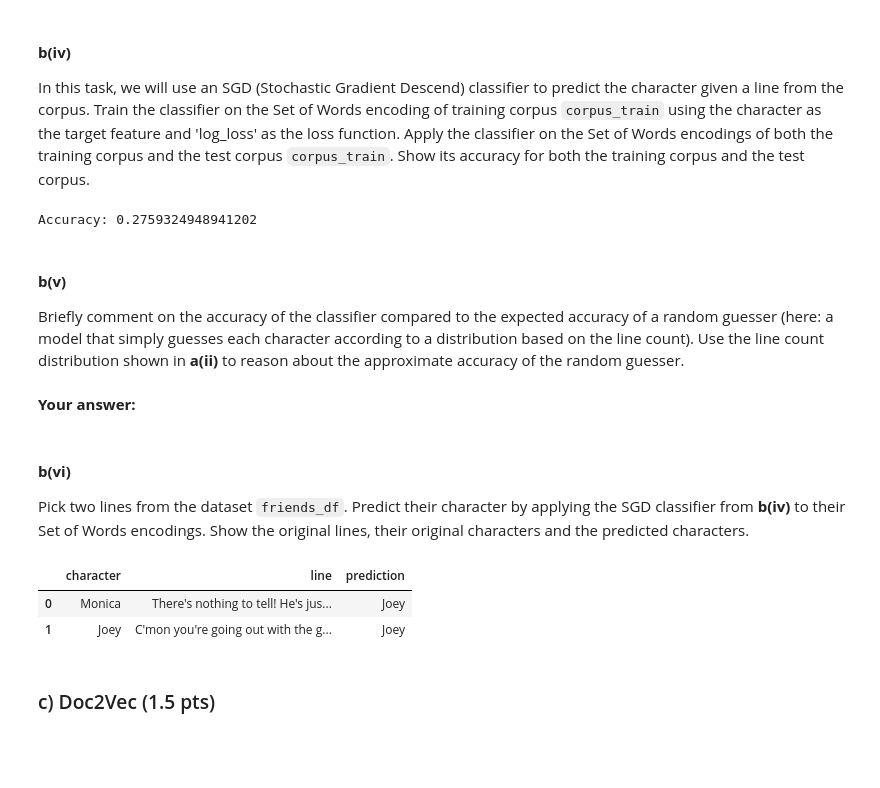
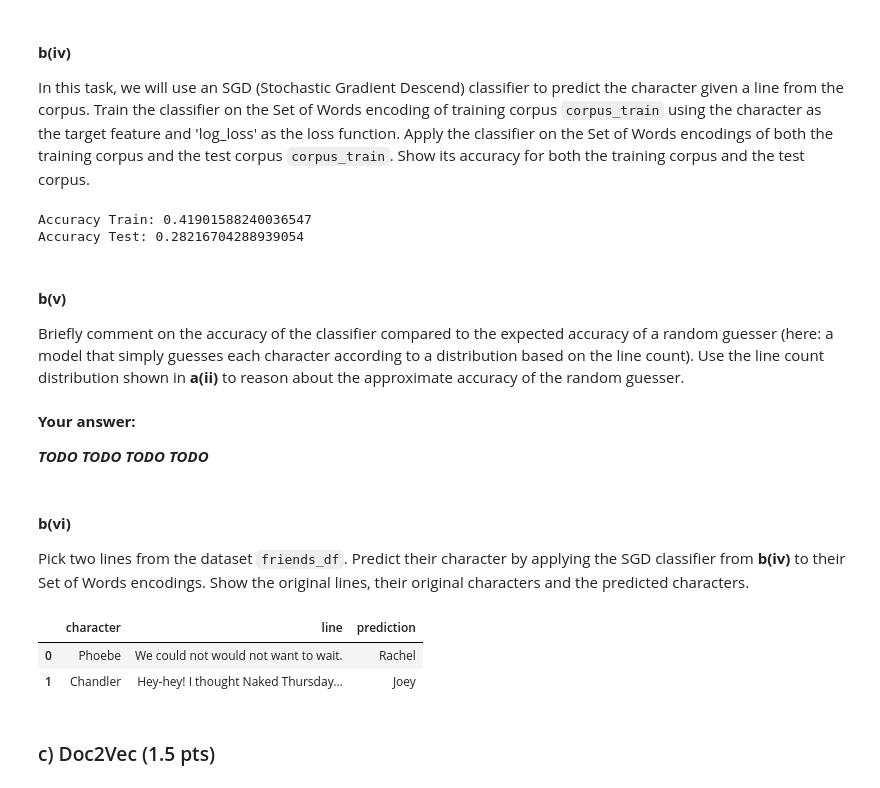
Before and after one commit to CodingTil/2022_23---Introduction-to-Data-Science---Exercises, a Jupyter notebook: assignment_2/assignment2.ipynb, the cells around one changed output. Drawn from its saved outputs; the diff is of its cells as text; code cells hidden in the pictures; blank space fills up the shorter version.

```diff
--- a/assignment_2/assignment2.ipynb
+++ b/assignment_2/assignment2.ipynb
@@ -845,19 +922,14 @@ corpus_p = [my_preprocessor(doc) for doc in corpus]
 #### **a(vi)**
 Split the `friends_df` dataset from the previous task into training (80%) and test (20%) data preserving the distribution based on the "character" value.
 # %%
-# your code
-# split friends_df into training (0.8) and test (0.2) preserving the distribution based on "character" value
 from sklearn.model_selection import train_test_split
-target = friends_df['character'].to_list()
-corpus_train, corpus_test, y_train, y_test = train_test_split(corpus_p, target, test_size=0.2, stratify=target)
+X_train, X_test, y_train, y_test = train_test_split(friends_df.drop('character', axis=1), friends_df['character'], test_size=0.2, stratify=friends_df['character'])
 # %% [markdown]
 #### **a(vii)**
 Similar to **a(iii)**, for the training data and the test data, create two corpora named `corpus_train` and `corpus_test` respectively. Each document in the training (test) corpus must correspond to exactly one row's "line" value in the corresponding training (test) dataframe.
 # %%
-# your code
-from sklearn.model_selection import train_test_split
-target = friends_df['character'].to_list()
-corpus_train, corpus_test, y_train, y_test = train_test_split(corpus_p, target, test_size=0.2, stratify=target)
+corpus_train = X_train['line'].to_list()
+corpus_test = X_test['line'].to_list()
 # %% [markdown]
 ### b) Set of Words (4.5 pts)
 # %% [markdown]
@@ -898,42 +974,48 @@ corpus_vectors_train = sow_train.fit(corpus_train)
 #### **b(iv)**
 In this task, we will use an SGD (Stochastic Gradient Descend) classifier to predict the character given a line from the corpus. Train the classifier on the Set of Words encoding of training corpus `corpus_train` using the character as the target feature and 'log_loss' as the loss function. Apply the classifier on the Set of Words encodings of both the training corpus and the test corpus `corpus_train`. Show its accuracy for both the training corpus and the test corpus.
 # %%
-# your code
-# use SGD classifier to predict the "character" given a line from the corpus_train
 from sklearn.linear_model import SGDClassifier
 from sklearn.metrics import accuracy_score
-sgd = SGDClassifier()
+sgd = SGDClassifier(loss='log_loss')
 sgd.fit(corpus_vectors_train.transform(corpus_train), y_train)
-y_pred = sgd.predict(corpus_vectors_train.transform(corpus_test))
-print(f"Accuracy: {accuracy_score(y_test, y_pred)}")
+y_pred_train = sgd.predict(corpus_vectors_train.transform(corpus_train))
+print(f"Accuracy Train: {accuracy_score(y_train, y_pred_train)}")
+y_pred_test = sgd.predict(corpus_vectors_train.transform(corpus_test))
+print(f"Accuracy Test: {accuracy_score(y_test, y_pred_test)}")
 # %% [output]
-Accuracy: 0.2759324948941202
+Accuracy Train: 0.41901588240036547
+Accuracy Test: 0.28216704288939054
 # %% [markdown]
 #### **b(v)**
 Briefly comment on the accuracy of the classifier compared to the expected accuracy of a random guesser (here: a model that simply guesses each character according to a distribution based on the line count). Use the line count distribution shown in **a(ii)** to reason about the approximate accuracy of the random guesser.
 # %% [markdown]
 **Your answer:**
+
+_**TODO**_
+_**TODO**_
+_**TODO**_
+_**TODO**_
 # %% [markdown]
 #### **b(vi)**
 Pick two lines from the dataset `friends_df`. Predict their character by applying the SGD classifier from **b(iv)** to their Set of Words encodings. Show the original lines, their original characters and the predicted characters.
 # %%
-# your code
-# get the first two lines (with columns "character" and "line") from friends_df
-# to variables char1 and char2, line1 and line2
-char1, line1 = friends_df.iloc[0]
-char2, line2 = friends_df.iloc[1]
+import random
+random_line_index_1 = random.randint(0, len(corpus))
+random_line_index_2 = random.randint(0, len(corpus))
+while random_line_index_1 == random_line_index_2:
+    random_line_index_2 = random.randint(0, len(corpus))
+char1, line1 = friends_df.iloc[random_line_index_1]
+char2, line2 = friends_df.iloc[random_line_index_2]
 
-# predict their characters
 char1_pred = sgd.predict(corpus_vectors_train.transform([line1]))[0]
 char2_pred = sgd.predict(corpus_vectors_train.transform([line2]))[0]
 
-# print the results
 df_tmp = pd.DataFrame({'character': [char1, char2], 'line': [line1, line2], 'prediction': [char1_pred, char2_pred]})
 df_tmp
 # %% [output]
 |  | character | line | prediction |
-| 0 | Monica | There's nothing to tell! He's jus... | Joey |
-| 1 | Joey | C'mon you're going out with the g... | Joey |
+| 0 | Phoebe | We could not would not want to wait. | Rachel |
+| 1 | Chandler | Hey-hey! I thought Naked Thursday... | Joey |
 # %% [markdown]
 ### c) Doc2Vec (1.5 pts)
 # %% [markdown]
```
Also changed, not shown: parts of 62 cells of this notebook, 2 other files.
